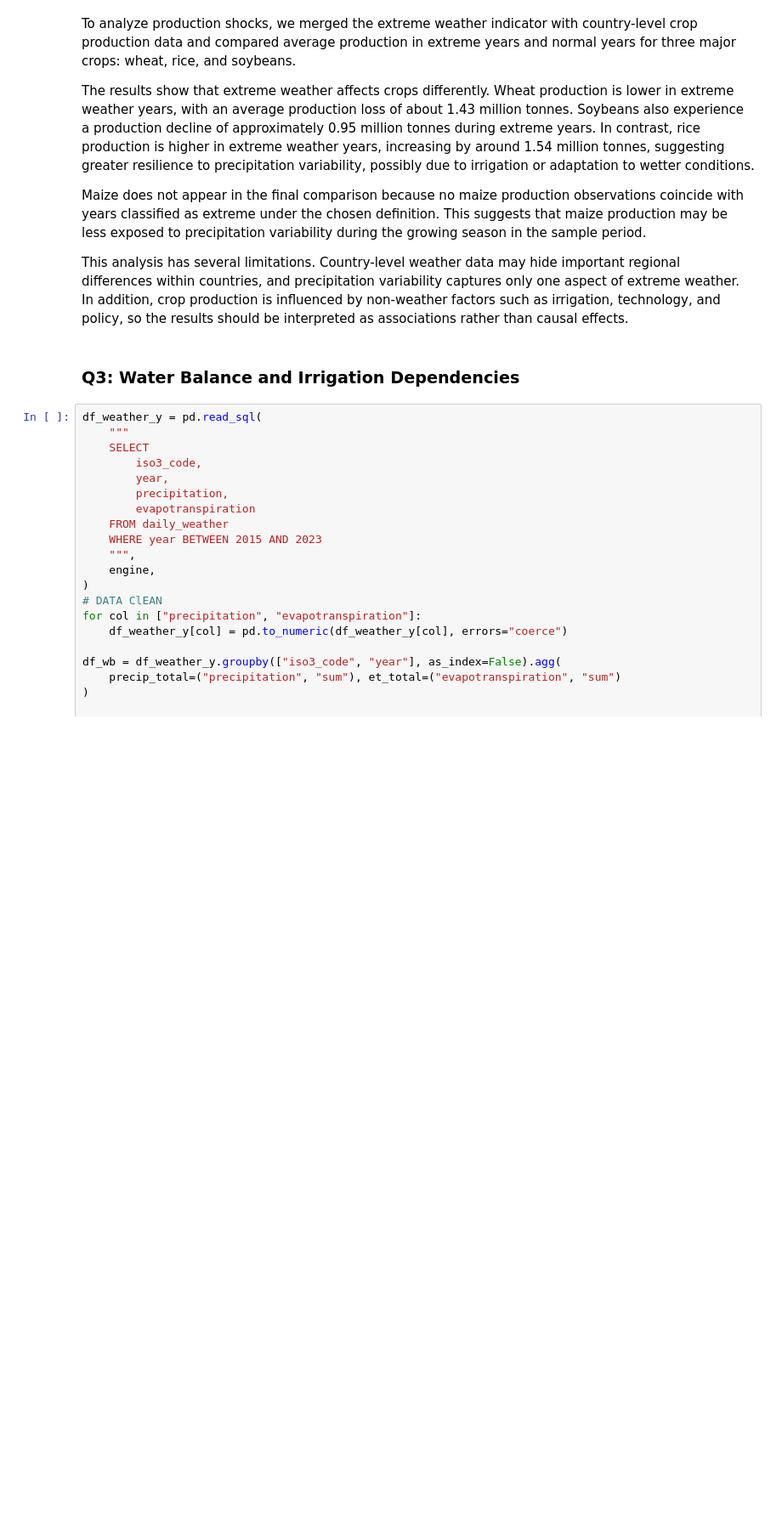
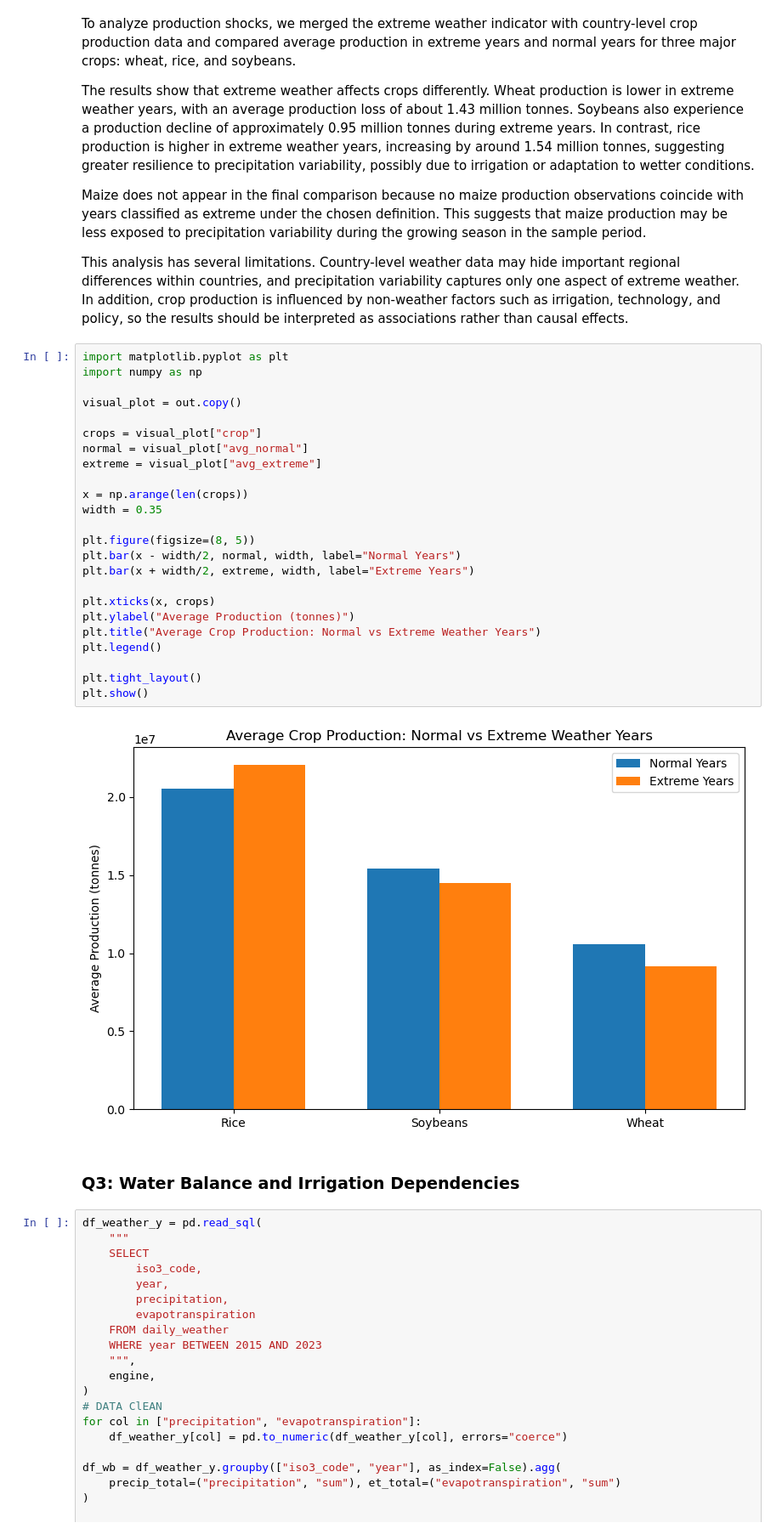
Before and after one commit to clareubc/521d_assignment, a Jupyter notebook: notebooks/Assignment 2.ipynb, the cells around one changed output. Shown at 85% size. Saved outputs shown, nothing was run; the diff lists cells and outputs as text; blank space fills up the shorter version.

Commit message:
Visualization for Q2 in Task 4 Updated.

```diff
--- a/notebooks/Assignment 2.ipynb
+++ b/notebooks/Assignment 2.ipynb
@@ -1354,6 +1354,32 @@ The results show that extreme weather affects crops differently. Wheat productio
 Maize does not appear in the final comparison because no maize production observations coincide with years classified as extreme under the chosen definition. This suggests that maize production may be less exposed to precipitation variability during the growing season in the sample period.
 
 This analysis has several limitations. Country-level weather data may hide important regional differences within countries, and precipitation variability captures only one aspect of extreme weather. In addition, crop production is influenced by non-weather factors such as irrigation, technology, and policy, so the results should be interpreted as associations rather than causal effects.
+# %%
+import matplotlib.pyplot as plt
+import numpy as np
+
+visual_plot = out.copy()
+
+crops = visual_plot["crop"]
+normal = visual_plot["avg_normal"]
+extreme = visual_plot["avg_extreme"]
+
+x = np.arange(len(crops))
+width = 0.35
+
+plt.figure(figsize=(8, 5))
+plt.bar(x - width/2, normal, width, label="Normal Years")
+plt.bar(x + width/2, extreme, width, label="Extreme Years")
+
+plt.xticks(x, crops)
+plt.ylabel("Average Production (tonnes)")
+plt.title("Average Crop Production: Normal vs Extreme Weather Years")
+plt.legend()
+
+plt.tight_layout()
+plt.show()
+# %% [output]
+[figure, added]
 # %% [markdown]
 ### Q3: Water Balance and Irrigation Dependencies
 # %%
```
Also changed, not shown: parts of 3 cells of this notebook.
